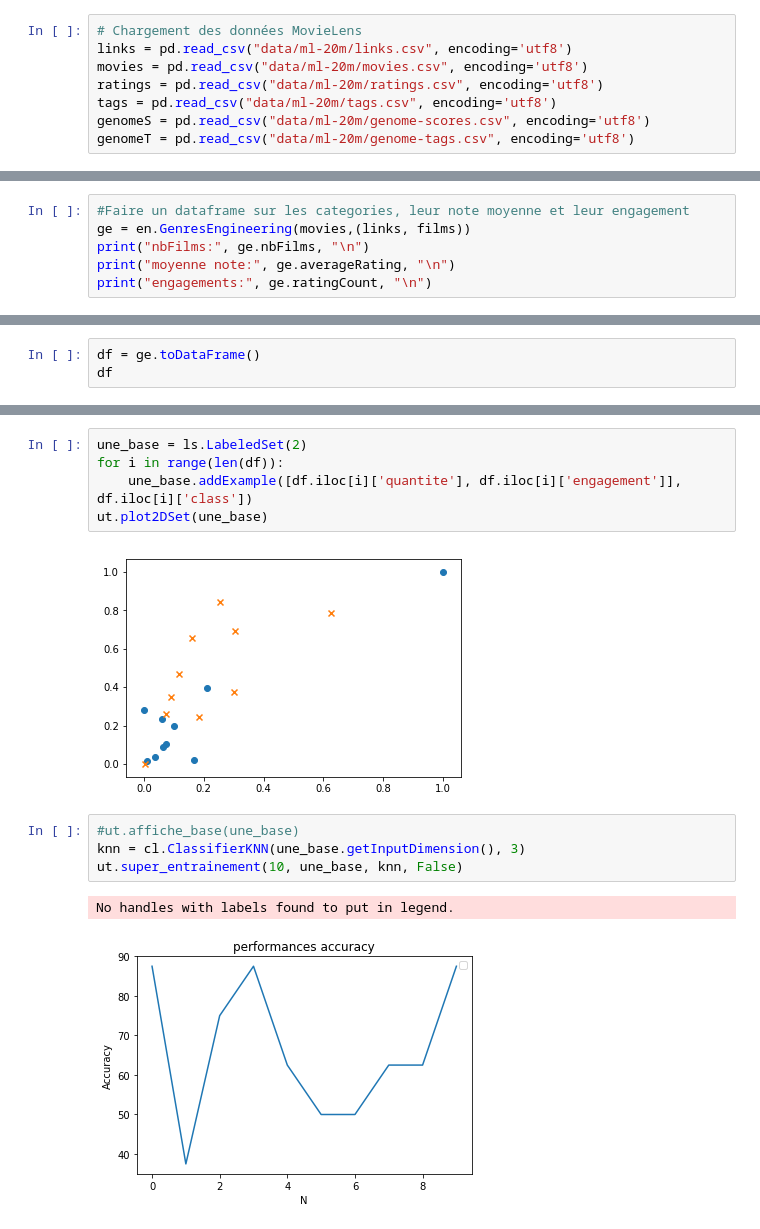
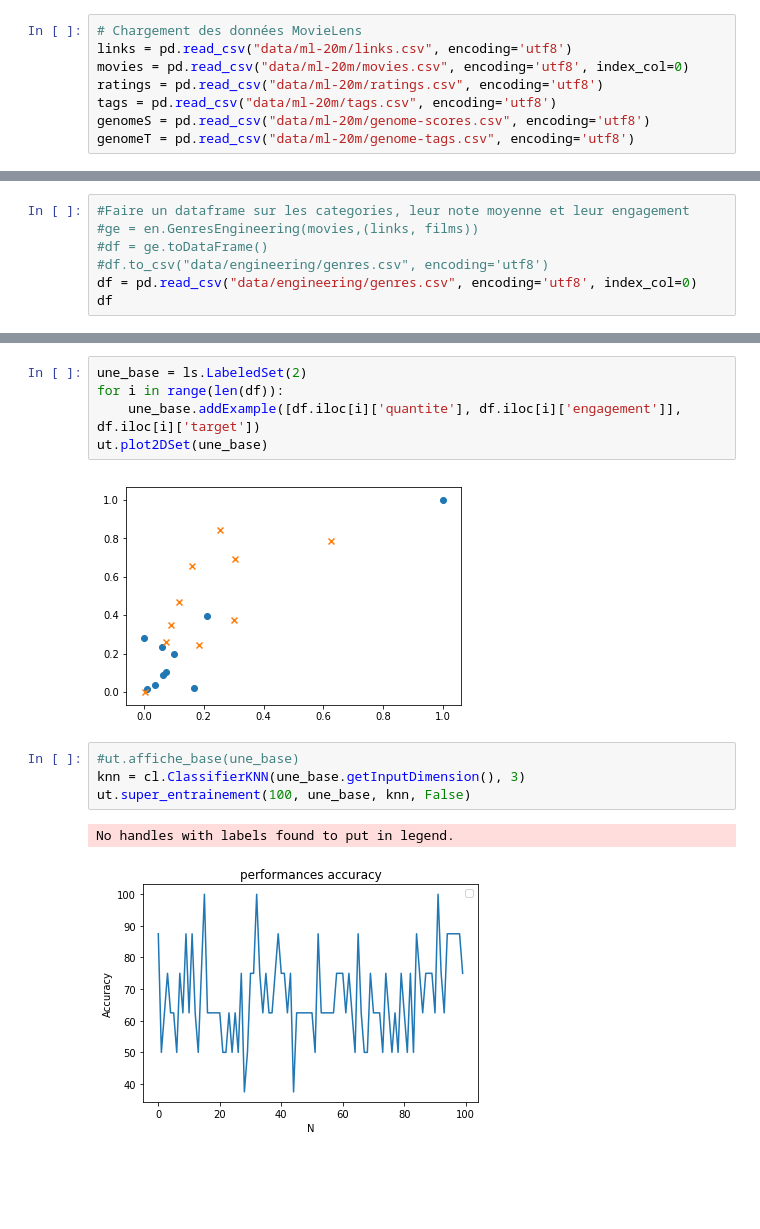
Before and after one commit to ohouens/3i026, a Jupyter notebook: projet/Analyse de données de films.ipynb, the cells around one changed output, grey strips where cells are left out. Drawn from its saved outputs; the diff is of its cells as text; blank space fills up the shorter version.

Commit message:
restructuration architecture class engineering

```diff
--- a/projet/Analyse de données de films.ipynb
+++ b/projet/Analyse de données de films.ipynb
@@ -57,7 +57,7 @@ from iads import engineering as en
 # %%
 # Chargement des données MovieLens
 links = pd.read_csv("data/ml-20m/links.csv", encoding='utf8')
-movies = pd.read_csv("data/ml-20m/movies.csv", encoding='utf8')
+movies = pd.read_csv("data/ml-20m/movies.csv", encoding='utf8', index_col=0)
 ratings = pd.read_csv("data/ml-20m/ratings.csv", encoding='utf8')
 tags = pd.read_csv("data/ml-20m/tags.csv", encoding='utf8')
 genomeS = pd.read_csv("data/ml-20m/genome-scores.csv", encoding='utf8')
@@ -141,8 +126,9 @@ ActorsEngineering init successful
 Tom Hanks à joué dans 57 films
 # %%
 #Faire un dataframe sur les categories, leur note moyenne et leur engagement
-ge = en.GenresEngineering(movies,(links, films))
-print("nbFilms:", ge.nbFilms, "\n")
-print("moyenne note:", ge.averageRating, "\n")
-print("engagements:", ge.ratingCount, "\n")
+#ge = en.GenresEngineering(movies,(links, films))
+#df = ge.toDataFrame()
+#df.to_csv("data/engineering/genres.csv", encoding='utf8')
+df = pd.read_csv("data/engineering/genres.csv", encoding='utf8', index_col=0)
+df
 # %% [output]
@@ -156,3 +151,0 @@ engagements: {'Adventure': 1826305, 'Animation': 654790, 'Children': 726545, 'Co
-# %%
-df = ge.toDataFrame()
-df
@@ -178,14 +152,14 @@ median: 6.9247954829691185
 # %%
 une_base = ls.LabeledSet(2)
 for i in range(len(df)):
-    une_base.addExample([df.iloc[i]['quantite'], df.iloc[i]['engagement']], df.iloc[i]['class'])
+    une_base.addExample([df.iloc[i]['quantite'], df.iloc[i]['engagement']], df.iloc[i]['target'])
 ut.plot2DSet(une_base)
 # %% [output]
 [figure]
 # %%
 #ut.affiche_base(une_base)
 knn = cl.ClassifierKNN(une_base.getInputDimension(), 3)
-ut.super_entrainement(10, une_base, knn, False)
+ut.super_entrainement(100, une_base, knn, False)
 # %% [output]
 No handles with labels found to put in legend.
-[figure, old version]
+[figure, new version]
```
Also changed, not shown: parts of 4 cells of this notebook, 1 other file.
